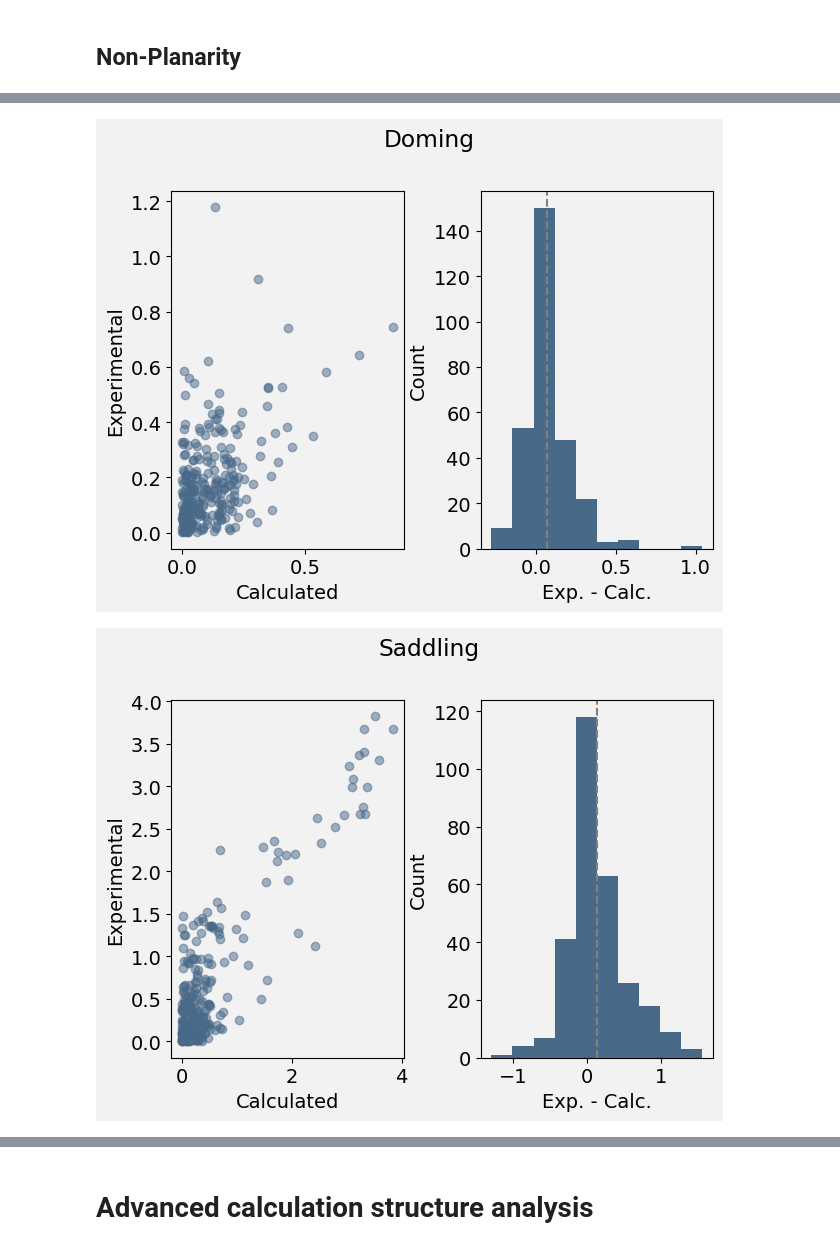
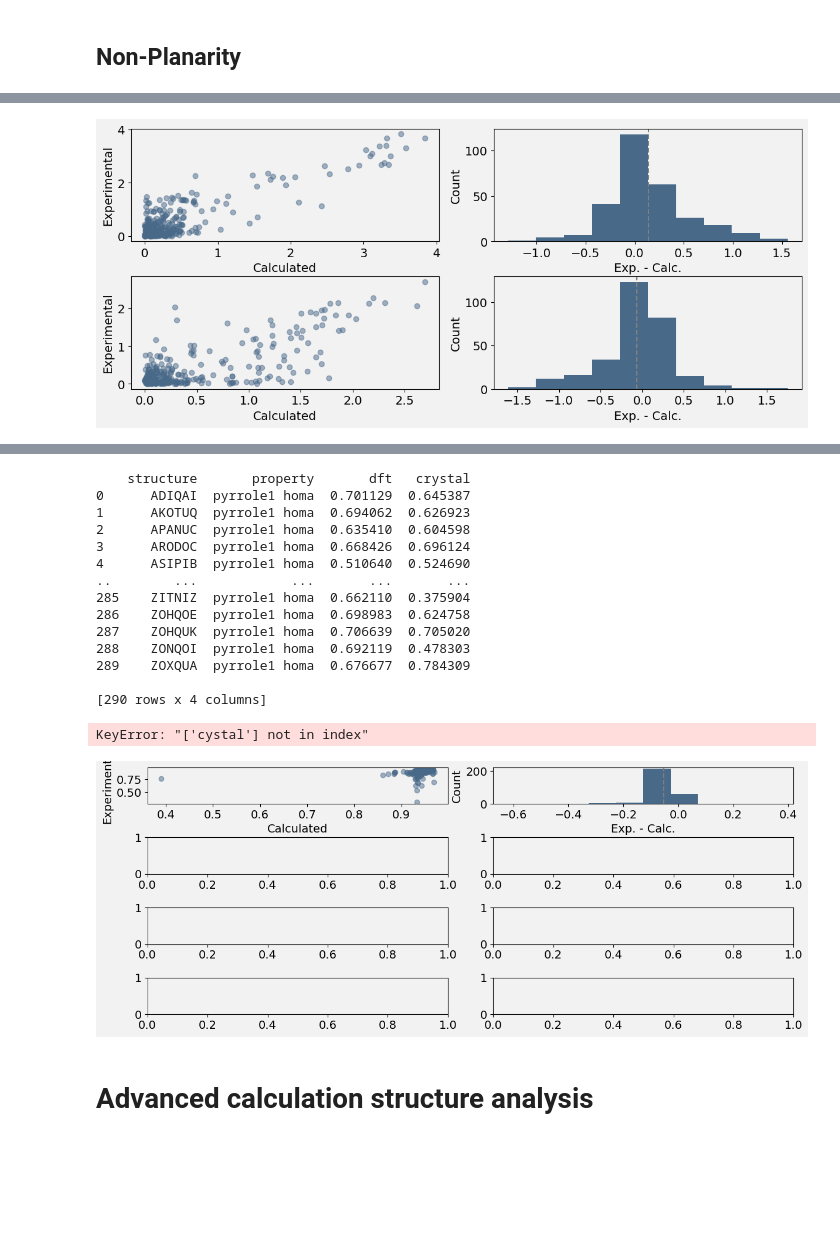
Before and after one commit to ajr15/PorCrystalStructures, a Jupyter notebook: src/notebooks/main.ipynb, the cells around one changed output, grey strips where cells are left out. Cells and saved outputs as stored; diff of their text form; code cells hidden in the pictures; blank space fills up the shorter version.

```diff
--- a/src/notebooks/main.ipynb
+++ b/src/notebooks/main.ipynb
@@ -225,16 +225,21 @@ Text(0.5, 20.722222222222214, 'Calc. - Exp.')
 # %% [markdown]
 ## Non-Planarity
 # %%
-def fetch_geo_data(property_name: str, units: str) -> pd.DataFrame:
+from sqlalchemy import text
+
+def fetch_geo_data(property_name: str, units: str, source: str="porphystruct-") -> pd.DataFrame:
     """Fetch all the geo data from the database. as a list. note that the lists from different sources are comparable."""
+    q = "SELECT structure, property, value FROM structure_properties WHERE structure IN (SELECT id FROM structures WHERE NOT orca_out ISNULL) AND source='{}$$' AND property LIKE '%{}%'".format(source, property_name, units)
+    if units is not None:
+        q += " AND units='{}'".format(units)
     # Step 3: Fetch ORCA and CRYSTAL values for these ids
     orca_df = pd.DataFrame(
-        session.execute("SELECT structure, property, value FROM structure_properties WHERE structure IN (SELECT id FROM structures WHERE NOT orca_out ISNULL) AND source='porphystruct-dft' AND property LIKE '%{}%' AND units='{}'".format(property_name, units)),
+        session.execute(text(q.replace("$$", "dft"))),
         columns=["structure", "property", "value"]
     )
 
     crystal_df = pd.DataFrame(
-        session.execute("SELECT structure, property, value FROM structure_properties WHERE structure IN (SELECT id FROM structures WHERE NOT orca_out ISNULL) AND source='porphystruct-crystal' AND property LIKE '%{}%' AND units='{}'".format(property_name, units)),
+        session.execute(text(q.replace("$$", "crystal"))),
         columns=["structure", "property", "value"]
     )
 
@@ -246,10 +251,10 @@ def fetch_geo_data(property_name: str, units: str) -> pd.DataFrame:
     ).sort_values(by=["structure", "property"]).reset_index(drop=True).rename(columns={"value_x": "dft", "value_y": "crystal"})
     return merged
 
-def comparision_plot(df: pd.DataFrame, title: str=""):
-    fig, axs = plt.subplots(ncols=2)
-    fig.suptitle(title)
-    plt.tight_layout()
+def comparision_plot(df: pd.DataFrame, title: str="", axs=None):
+    if axs is None:
+        fig, axs = plt.subplots(ncols=2, figsize=(12, 5))
+        plt.tight_layout()
     axs[0].scatter(df["dft"], df["crystal"], alpha=0.5)
     axs[0].set_xlabel("Calculated")
     axs[0].set_ylabel("Experimental")
@@ -280,10 +271,10 @@ comparision_plot(df, title="Total out of plane")
 # %%
-for mode in non_planarity_modes(session):
-    if "2" in mode:
-        continue
+modes = ["saddling non planarity", "ruffling non planarity"]
+fig, all_axs = plt.subplots(nrows=len(modes), ncols=2, figsize=(12, 5))
+plt.tight_layout()
+for i, mode in enumerate(modes):
     df = fetch_geo_data(mode, "A")
     df = df.applymap(lambda x: abs(x) if type(x) is not str else x)
-    comparision_plot(df, title=" ".join(mode.split()[:-2]).title())
+    comparision_plot(df, axs=all_axs[i, :])
 # %% [output]
-[figure, old version]
+[figure, new version]
-[figure, removed]
@@ -294,3 +281,33 @@ for mode in non_planarity_modes(session):
+# %%
+modes = ["pyrrole1 homa", "pyrrole2 homa", "pyrrole3 homa", "pyrrole4 homa"]
+fig, all_axs = plt.subplots(nrows=len(modes), ncols=2, figsize=(12, 5))
+plt.tight_layout()
+df = fetch_geo_data("inner_circuit homa", None, "homa-")
+df = df.applymap(lambda x: abs(x) if type(x) is not str else x)
+comparision_plot(df, axs=all_axs[0, :])
+df = fetch_geo_data(modes[0], None, "homa-")
+print(df)
+for mode in modes[1:]:
+    df[["dft", "cystal"]] += fetch_geo_data(mode, None, "homa-")[["dft", "cystal"]]
+df[["dft", "cystal"]] = df[["dft", "cystal"]] / len(modes)
+comparision_plot(df, axs=all_axs[1, :])
+# %% [output]
+    structure       property       dft   crystal
+0      ADIQAI  pyrrole1 homa  0.701129  0.645387
+1      AKOTUQ  pyrrole1 homa  0.694062  0.626923
+2      APANUC  pyrrole1 homa  0.635410  0.604598
+3      ARODOC  pyrrole1 homa  0.668426  0.696124
+4      ASIPIB  pyrrole1 homa  0.510640  0.524690
+..        ...            ...       ...       ...
+285    ZITNIZ  pyrrole1 homa  0.662110  0.375904
+286    ZOHQOE  pyrrole1 homa  0.698983  0.624758
+287    ZOHQUK  pyrrole1 homa  0.706639  0.705020
+288    ZONQOI  pyrrole1 homa  0.692119  0.478303
+289    ZOXQUA  pyrrole1 homa  0.676677  0.784309
+
+[290 rows x 4 columns]
+KeyError: "['cystal'] not in index"
+[figure, added]
 # %% [markdown]
 # Advanced calculation structure analysis
 # %%
```
Also changed, not shown: parts of 9 cells of this notebook.
